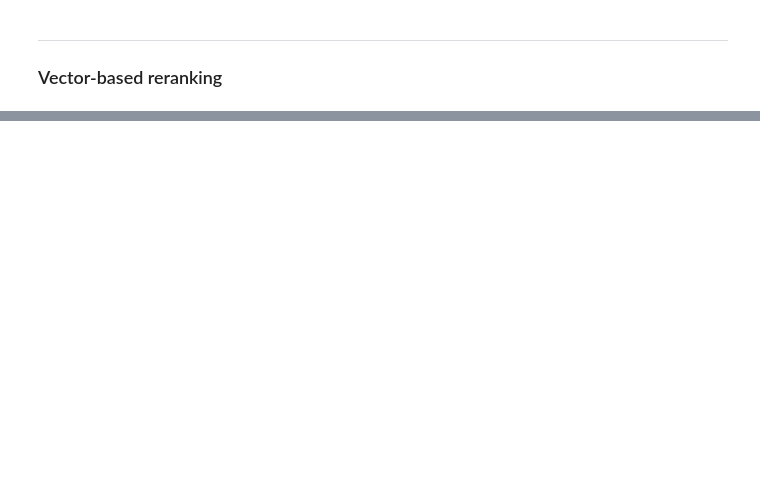
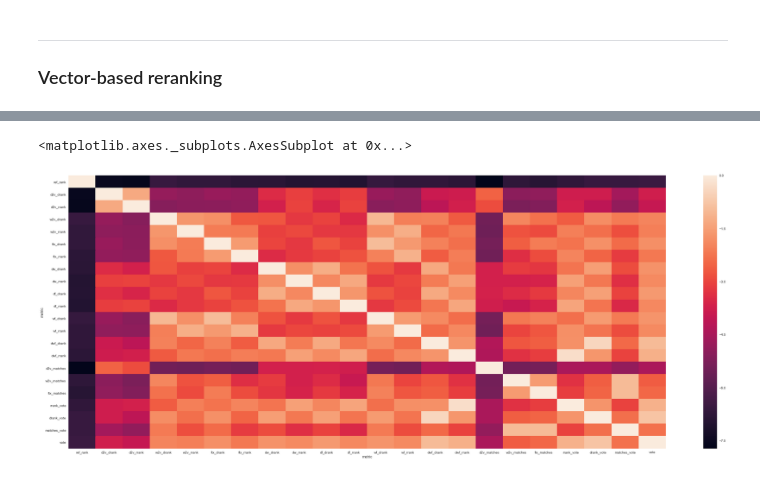
Before and after one commit to andifunke/topic-labeling, a Jupyter notebook: topic_reranking_vectorbased.ipynb, the cells around one changed output, grey strips where cells are left out. Cells and saved outputs as stored; diff of their text form; code cells hidden in the pictures; blank space fills up the shorter version.

```diff
--- a/topic_reranking_vectorbased.ipynb
+++ b/topic_reranking_vectorbased.ipynb
@@ -636,0 +324,21 @@ df
+# %%
+from nltk.metrics.distance import edit_distance
+from string import ascii_lowercase
+
+#edit_distance(s1, s2, substitution_cost=1, transpositions=False)
+
+def cross_e_dist(topic, other):
+    df = other.apply(lambda x: edit_distance(s1=topic, s2=x))
+    return df.reset_index(['dataset', 'param_id', 'nb_topics', 'topic_idx'], drop=True)
+
+def e_dist(grp):
+    terms = pd.unique(grp.values.ravel('K'))
+    alphamap = {term: ascii_lowercase[i] for i, term in enumerate(terms)}
+    g = grp.applymap(lambda x: alphamap[x]).apply(lambda x: ''.join(x), axis=1)
+    g = g.apply(lambda x: cross_e_dist(x, g))
+    return g.reset_index(['dataset', 'param_id', 'nb_topics', 'topic_idx'], drop=True)
+
+edit_dists = results.loc[:, :'term9'].groupby(['dataset', 'param_id', 'nb_topics', 'topic_idx']).progress_apply(e_dist)
+edit_dists = edit_dists.groupby('metric', sort=False).mean()
+edit_dists = edit_dists.loc[r.columns, :]
+edit_dists
@@ -636,0 +370,5 @@ df
+# %%
+sns.heatmap(edit_dists * -1)
+# %% [output]
+<matplotlib.axes._subplots.AxesSubplot at 0x...>
+[figure, added]
```
Also changed, not shown: parts of 29 cells of this notebook, 4 other files.
